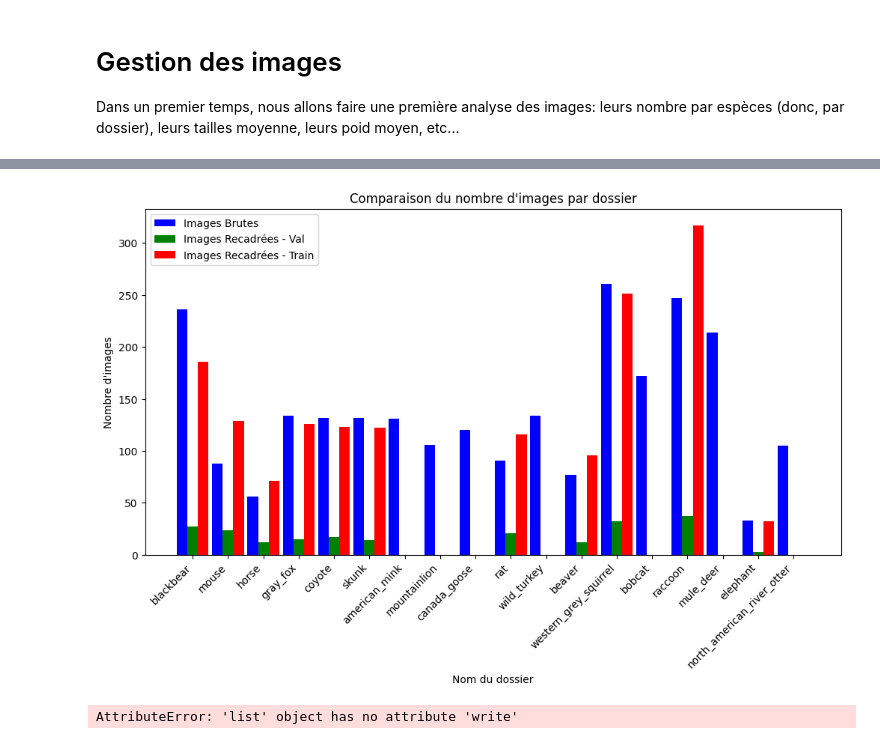
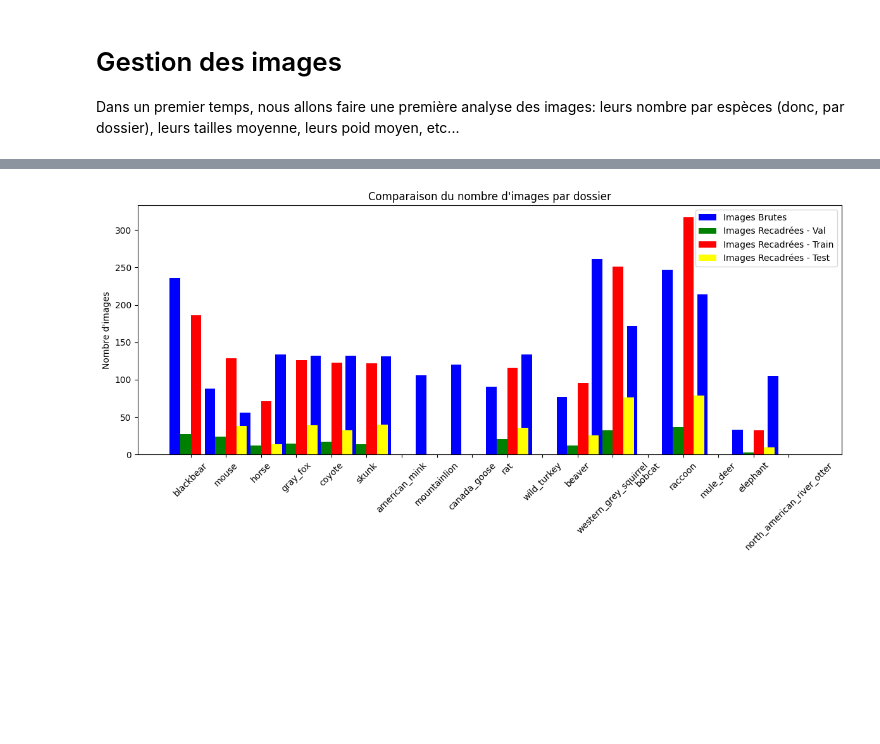
Before and after one commit to CedricSanchezGithub/ETL, a Jupyter notebook: notebook.ipynb, the cells around one changed output, grey strips where cells are left out. Cells and saved outputs as stored; diff of their text form; code cells hidden in the pictures; blank space fills up the shorter version.

Commit message:
[add] Avancement sur le data cleansing

```diff
--- a/notebook.ipynb
+++ b/notebook.ipynb
@@ -11,11 +8,17 @@ from mistralai import Mistral
 # Variables
 # Paramètres de connexion MySQL
 db_url = "jdbc:mysql://mysql-container:3306/wildlens?serverTimezone=UTC"
-db_properties = { "user": "root", "password": "root", "driver": "com.mysql.cj.jdbc.Driver" }
+db_properties = { "user": "root",
+                  "password": "root",
+                  "driver": "com.mysql.cj.jdbc.Driver" }
+mysql_driver_path = os.path.abspath("installation/mysql-connector-java-8.0.33.jar")
 # %%
 # Initialisation de SparkSession
 spark = SparkSession.builder \
     .appName("WildLens ETL - MSPR 24-25") \
-    .config("spark.jars", "/installation/mysql-connector-j-9.1.0.jar") \
+    .config("spark.jars", "mysql_driver_path") \
     .getOrCreate()
+
+print("✅ Spark initialisé avec le driver MySQL :", mysql_driver_path)
+print(spark.sparkContext.getConf().get("spark.jars"))
 # %% [output]
@@ -38,0 +27,12 @@ spark = SparkSession.builder \
+# %%
+try:
+    # 📌 Tentative de lecture des tables MySQL
+    df_tables = spark.read.jdbc(url=db_url, table="information_schema.tables", properties=db_properties)
+
+    # 📌 Affichage des tables disponibles dans la base `wildlens`
+    df_tables.filter(df_tables["TABLE_SCHEMA"] == "wildlens").select("TABLE_NAME").show()
+
+    print("✅ Connexion à MySQL réussie et tables listées avec succès !")
+
+except Exception as e:
+    print(f"❌ Erreur de connexion à MySQL : {e}")
@@ -197,15 +68,11 @@ print(f"✅ Les informations des animaux ont été enregistrées dans {fichier_c
 # Gestion des images
 Dans un premier temps, nous allons faire une première analyse des images: leurs nombre par espèces (donc, par dossier), leurs tailles moyenne, leurs poid moyen, etc...
 # %%
-import os
-import pandas as pd
-import matplotlib.pyplot as plt
-from PIL import Image
-
 # Définition des chemins des datasets
 raw_imgs = "data/OpenAnimalTracks/raw_imgs"
 cropped_imgs_val = "data/OpenAnimalTracks/cropped_imgs/val"
 cropped_imgs_train = "data/OpenAnimalTracks/cropped_imgs/train"
+cropped_imgs_test = "data/OpenAnimalTracks/cropped_imgs/test"
 
 # Fonction pour récupérer les infos des images d'un dossier (en gérant les dossiers absents)
 def get_image_info(folder_path):
@@ -238,6 +105,7 @@ def get_image_info(folder_path):
 image_data_raw = []
 image_data_cropped_val = []
 image_data_cropped_train = []
+image_data_cropped_test = []
 
 # Parcourir chaque dossier et extraire les infos
 for folder in df_all_animals["Nom du dossier"]:
@@ -256,14 +124,21 @@ for folder in df_all_animals["Nom du dossier"]:
     num_images_train, avg_width_train, avg_height_train = get_image_info(folder_path_train)
     image_data_cropped_train.append([folder, num_images_train, avg_width_train, avg_height_train])
 
+    # ✂️ Images recadrées - entraînement
+    folder_path_test = os.path.join(cropped_imgs_test, folder)
+    num_images_test, avg_width_test, avg_height_test = get_image_info(folder_path_test)
+    image_data_cropped_test.append([folder, num_images_test, avg_width_test, avg_height_test])
+
 # Création des DataFrames
 df_raw = pd.DataFrame(image_data_raw, columns=["Nom du dossier", "Nombre d'images", "Largeur Moyenne", "Hauteur Moyenne"])
 df_val = pd.DataFrame(image_data_cropped_val, columns=["Nom du dossier", "Nombre d'images", "Largeur Moyenne", "Hauteur Moyenne"])
 df_train = pd.DataFrame(image_data_cropped_train, columns=["Nom du dossier", "Nombre d'images", "Largeur Moyenne", "Hauteur Moyenne"])
+df_test = pd.DataFrame(image_data_cropped_test, columns=["Nom du dossier", "Nombre d'images", "Largeur Moyenne", "Hauteur Moyenne"])
 
 # Fusion des DataFrames pour comparaison
 df_comparaison = df_raw.merge(df_val, on="Nom du dossier", suffixes=("_raw", "_val"))
 df_comparaison = df_comparaison.merge(df_train, on="Nom du dossier", suffixes=("", "_train"))
+df_comparaison = df_comparaison.merge(df_test, on="Nom du dossier", suffixes=("", "_test"))
 
 # Renommer les colonnes pour plus de clarté
 df_comparaison.rename(columns={
@@ -280,38 +155,34 @@ plt.figure(figsize=(12,6))
 
 x_labels = df_comparaison["Nom du dossier"]
 x_range = range(len(x_labels))
 
 plt.bar(x_range, df_comparaison["Nombre d'images_raw"], width=0.3, label="Images Brutes", color='blue')
 plt.bar([x + 0.3 for x in x_range], df_comparaison["Nombre d'images_val"], width=0.3, label="Images Recadrées - Val", color='green')
 plt.bar([x + 0.6 for x in x_range], df_comparaison["Nombre d'images_train"], width=0.3, label="Images Recadrées - Train", color='red')
+plt.bar([x + 0.9 for x in x_range], df_comparaison["Nombre d'images_test"], width=0.3, label="Images Recadrées - Test", color='yellow')
 
-plt.xticks([x + 0.3 for x in x_range], x_labels, rotation=45, ha='right')
-plt.xlabel("Nom du dossier")
+plt.xticks([x + 0.45 for x in x_range], x_labels, rotation=45)  # Centrage des labels
 plt.ylabel("Nombre d'images")
 plt.title("Comparaison du nombre d'images par dossier")
 plt.legend()
+plt.tight_layout()
 plt.show()
 # %% [output]
 |  | Nom du dossier | Nombre d'images_raw | Largeur Moyenne_raw | Hauteur Moyenne_raw | Nombre d'images_val | ... |
 | 0 | blackbear | 236 | 981.076271 | 853.016949 | 27 | ... |
 | 1 | mouse | 88 | 768.750000 | 622.295455 | 24 | ... |
 | 2 | horse | 56 | 1273.446429 | 1089.767857 | 12 | ... |
 | 3 | gray_fox | 134 | 1073.880597 | 819.679104 | 15 | ... |
 | 4 | coyote | 132 | 961.363636 | 958.477273 | 17 | ... |
 | 5 | skunk | 132 | 1098.969697 | 999.159091 | 14 | ... |
 | 6 | american_mink | 131 | 1147.305344 | 877.351145 | 0 | ... |
 | 7 | mountainlion | 106 | 901.198113 | 819.292453 | 0 | ... |
 | 8 | canada_goose | 120 | 982.333333 | 749.841667 | 0 | ... |
 | 9 | rat | 91 | 1140.615385 | 797.560440 | 21 | ... |
 | ... | ... | ... | ... | ... | ... | ... |
 | 13 | bobcat | 172 | 722.116279 | 659.529070 | 0 | ... |
 | 14 | raccoon | 247 | 956.870445 | 745.753036 | 37 | ... |
 | 15 | mule_deer | 214 | 1257.752336 | 960.242991 | 0 | ... |
 | 16 | elephant | 33 | 2053.545455 | 1616.333333 | 3 | ... |
 | 17 | north_american_river_otter | 105 | 1089.904762 | 808.580952 | 0 | ... |
-[figure, old version]
+[figure, new version]
-# %%
-# Sauvegarde au format Parquet
-cleaned_df.write.parquet("./output/data/nettoye.parquet", mode="overwrite")
-# %% [output]
-AttributeError: 'list' object has no attribute 'write'
```
Also changed, not shown: parts of 9 cells of this notebook, 1 other file.
